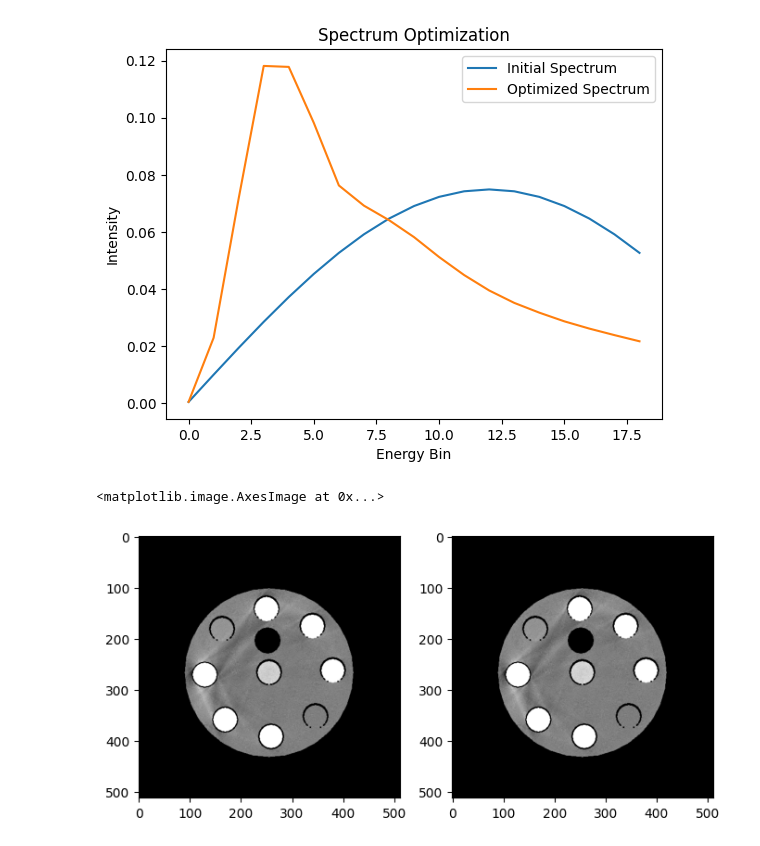
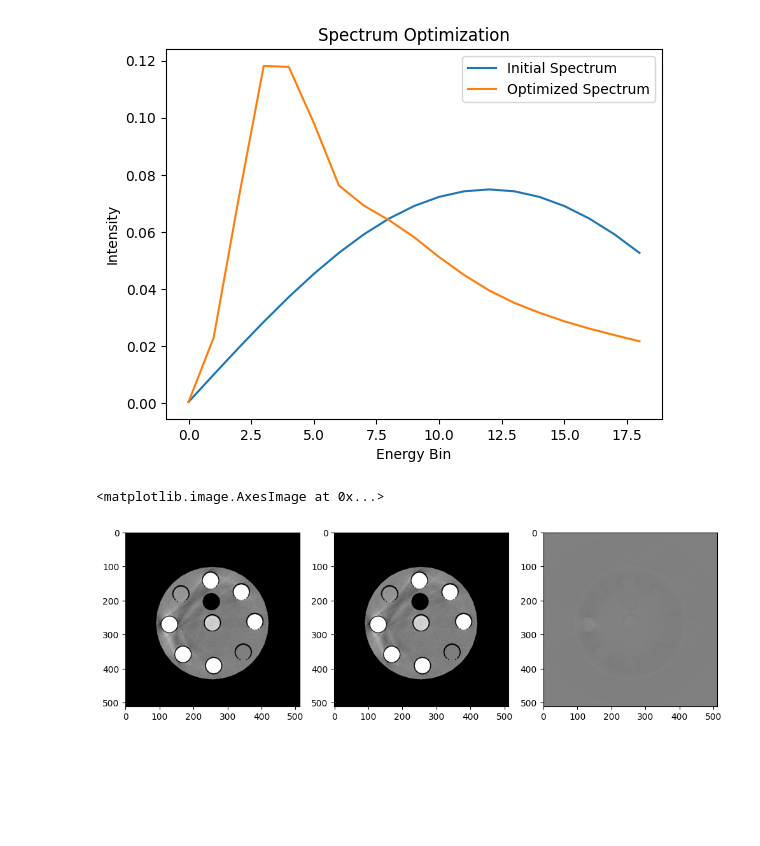
Before and after one commit to wudufan/pcct_md_diffusion, a Jupyter notebook: src/pcct_md_diffusion/md/post_correction_img/notebooks/mect_phantom_simul.ipynb, the cells around one changed output. Saved outputs shown, nothing was run; the diff lists cells and outputs as text; code cells hidden in the pictures; blank space fills up the shorter version.

```diff
--- a/src/pcct_md_diffusion/md/post_correction_img/notebooks/mect_phantom_simul.ipynb
+++ b/src/pcct_md_diffusion/md/post_correction_img/notebooks/mect_phantom_simul.ipynb
@@ -21,10 +21,11 @@ from pcct_md_diffusion.locations import base_input_dir
 min_kev = 30
 max_kev = 120
 
-df_att = load_mixture_attenuation_from_composition_file(
+df_att, dict_density = load_mixture_attenuation_from_composition_file(
     os.path.join(base_input_dir, 'omnitom_pcd/calibration/material_composition.csv'),
     os.path.join(base_input_dir, 'spectrum/NIST'),
-    kevs=np.arange(min_kev, max_kev + 1, 1)
+    kevs=np.arange(min_kev, max_kev + 1, 1),
+    return_density=True
 )
 
 df_water = load_nist_attenuation(
@@ -33,6 +34,7 @@ df_water = load_nist_attenuation(
 )
 
 df_att['true_water'] = df_water['mu']
+dict_density['true_water'] = 1.0
 # %%
 # load spectrum
 df_spec = pd.read_csv(os.path.join(base_input_dir, 'spectrum/xray/spektr_120kVp_Be2p0_Cu0p127_omnitom.csv'))
@@ -382,18 +385,20 @@ plt.show()
 # %%
 fp = -np.log(mat_matrix_sparse @ spectrum_fit)
 
 # fit for the coefficients
 c = np.linalg.lstsq(np.array([fp**i for i in range(1, poly_order + 1)]).T, y, rcond=None)[0]
 
 prjs_fit_solved_2 = np.sum(c[:, None, None, None] * np.array([prjs_poly**i for i in range(1, order + 1)]), axis=0).astype(np.float32)
 prjs_fit_solved_2 = additional_fbp_filter(prjs_fit_solved_2)
 recon_fit_solved_2 = leapct.FBP(prjs_fit_solved_2)
 
-plt.figure(figsize=(8, 4))
-plt.subplot(1, 2, 1)
+plt.figure(figsize=(12, 4))
+plt.subplot(1, 3, 1)
 plt.imshow(recon_fit[0], cmap='gray', vmin=water_att - 0.001, vmax=water_att + 0.001)
-plt.subplot(1, 2, 2)
+plt.subplot(1, 3, 2)
 plt.imshow(recon_fit_solved_2[0], cmap='gray', vmin=water_att - 0.001, vmax=water_att + 0.001)
+plt.subplot(1, 3, 3)
+plt.imshow(recon_fit_solved_2[0] - recon_fit[0], cmap='gray', vmin=-0.001, vmax=0.001)
 # %% [output]
 <matplotlib.image.AxesImage at 0x...>
-[figure, old version]
+[figure, new version]
```
Also changed, not shown: parts of 6 cells of this notebook, 2 other files.
